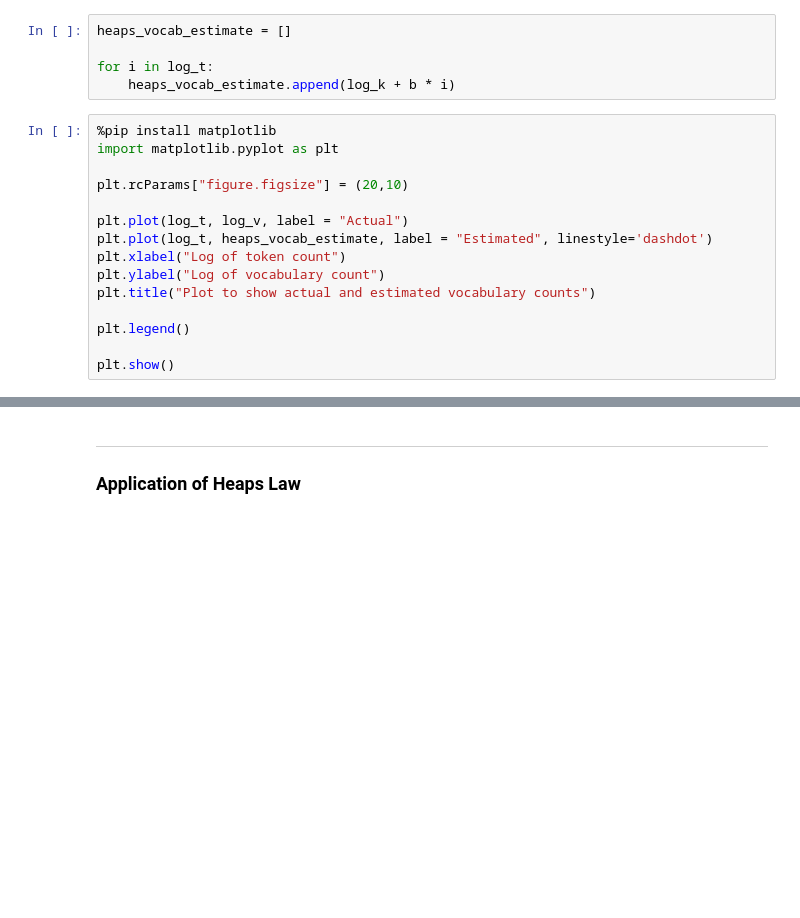
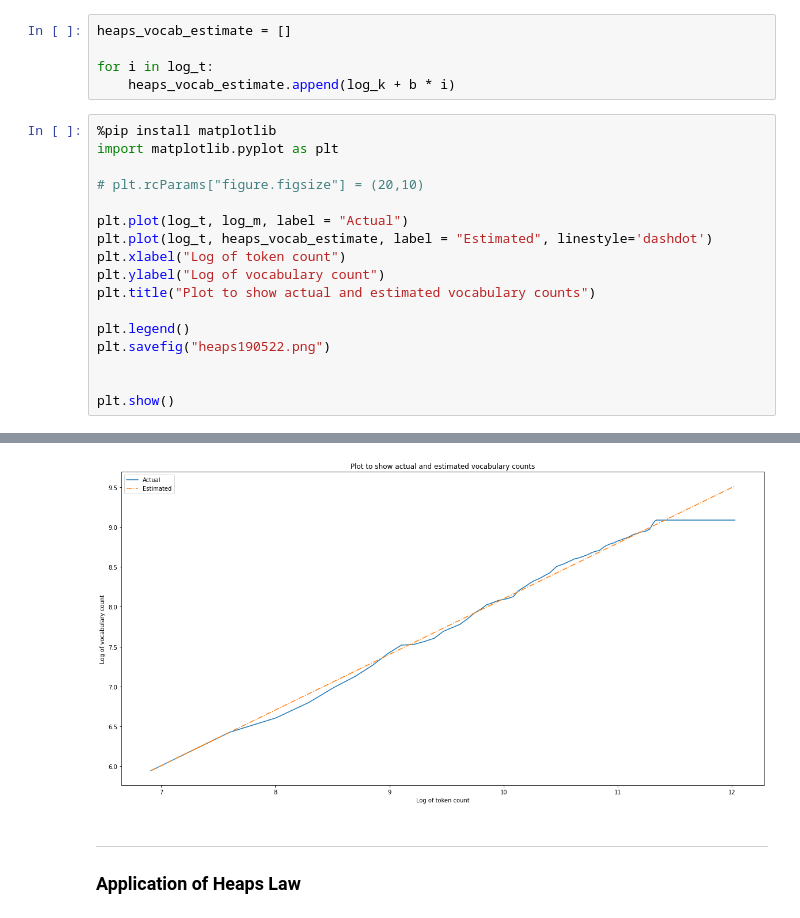
Before and after one commit to Ramaseshanr/IITMDS, a Jupyter notebook: NLP_Workshop_IITMDS.ipynb, the cells around one changed output, grey strips where cells are left out. Drawn from its saved outputs; the diff is of its cells as text; blank space fills up the shorter version.

```diff
--- a/NLP_Workshop_IITMDS.ipynb
+++ b/NLP_Workshop_IITMDS.ipynb
@@ -392,14 +455,17 @@ for i in log_t:
 %pip install matplotlib
 import matplotlib.pyplot as plt
 
-plt.rcParams["figure.figsize"] = (20,10)
+# plt.rcParams["figure.figsize"] = (20,10)
 
-plt.plot(log_t, log_v, label = "Actual")
+plt.plot(log_t, log_m, label = "Actual")
 plt.plot(log_t, heaps_vocab_estimate, label = "Estimated", linestyle='dashdot')
 plt.xlabel("Log of token count")
 plt.ylabel("Log of vocabulary count")
 plt.title("Plot to show actual and estimated vocabulary counts")
 
 plt.legend()
+plt.savefig("heaps190522.png")
+
 
 plt.show()
+# %% [output]
@@ -406,3 +484,4 @@ plt.show()
+[figure, added]
 # %% [markdown]
 ________________________________________________________
 ### Application of Heaps Law
```
Also changed, not shown: parts of 26 cells of this notebook.
